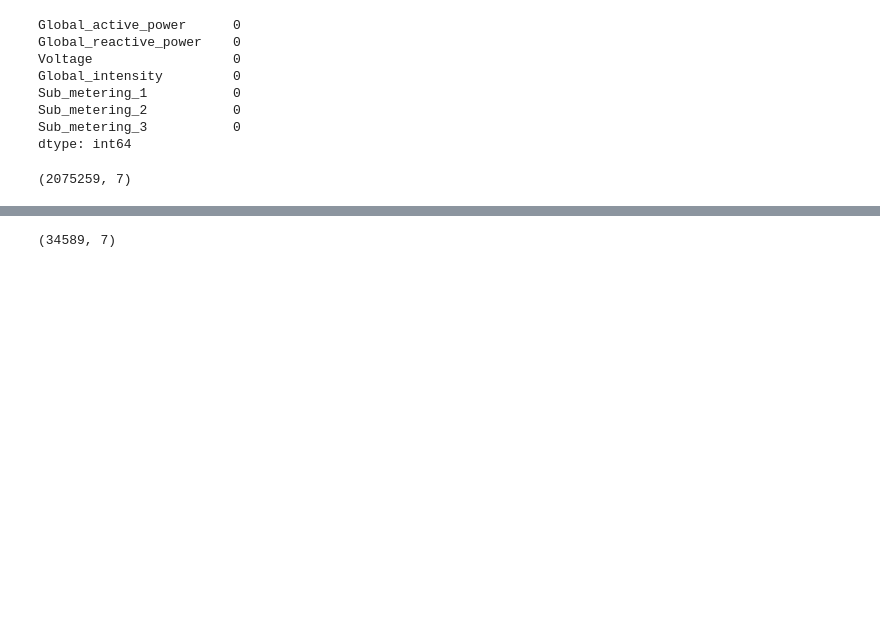
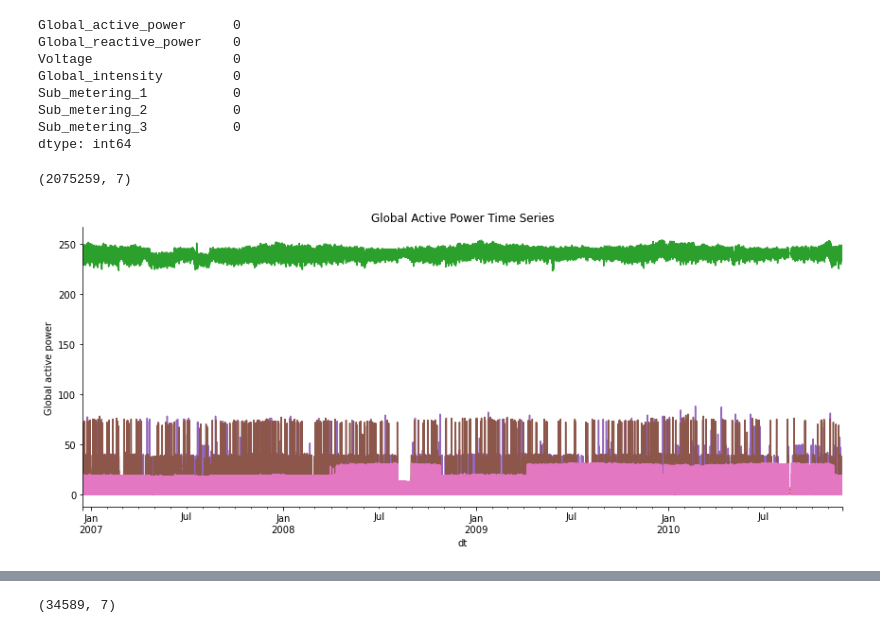
Before and after one commit to rakiiibul/House-hold-electrice-power-consumptiuon_LSTM, a Jupyter notebook: main.ipynb, the cells around one changed output, grey strips where cells are left out. Cells and saved outputs as stored; diff of their text form; code cells hidden in the pictures; blank space fills up the shorter version.

```diff
--- a/main.ipynb
+++ b/main.ipynb
@@ -35,7 +35,7 @@ from keras.layers.convolutional import Conv1D
 from keras.layers.convolutional import MaxPooling1D
 from keras.layers import Dropout
 # %%
-df = pd.read_csv('household_power_consumption.txt',sep = ';',
+df = pd.read_csv('dataset/household_power_consumption.txt',sep = ';',
                 parse_dates={'dt':['Date','Time']},
                 infer_datetime_format=True,
                 low_memory=False, na_values=['nan','?'],
@@ -105,3 +105,13 @@ dtype: int64
 df.shape
 # %% [output]
 (2075259, 7)
+# %%
+df.plot(figsize=(12,5))
+plt.ylabel('Global active power')
+plt.legend().set_visible(False)
+plt.tight_layout()
+plt.title('Global Active Power Time Series')
+sns.despine(top=True)
+plt.show();
+# %% [output]
+[figure, added]
```
Also changed, not shown: parts of 4 cells of this notebook.
